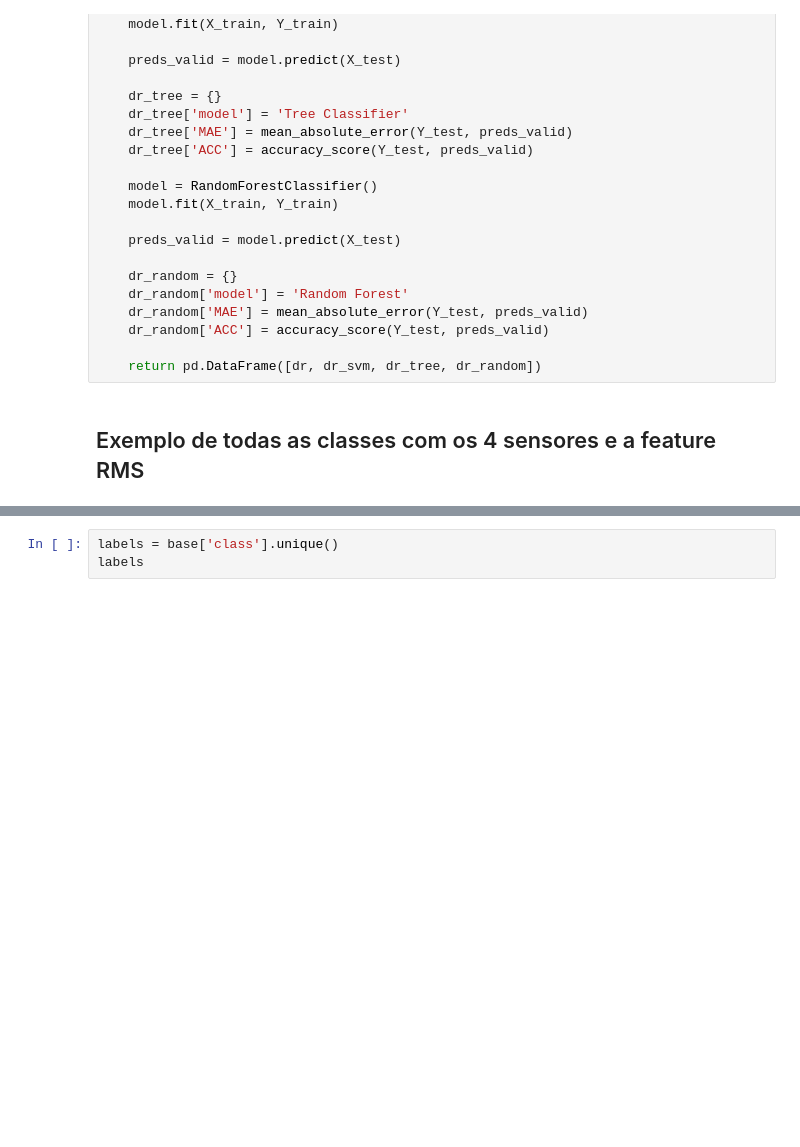
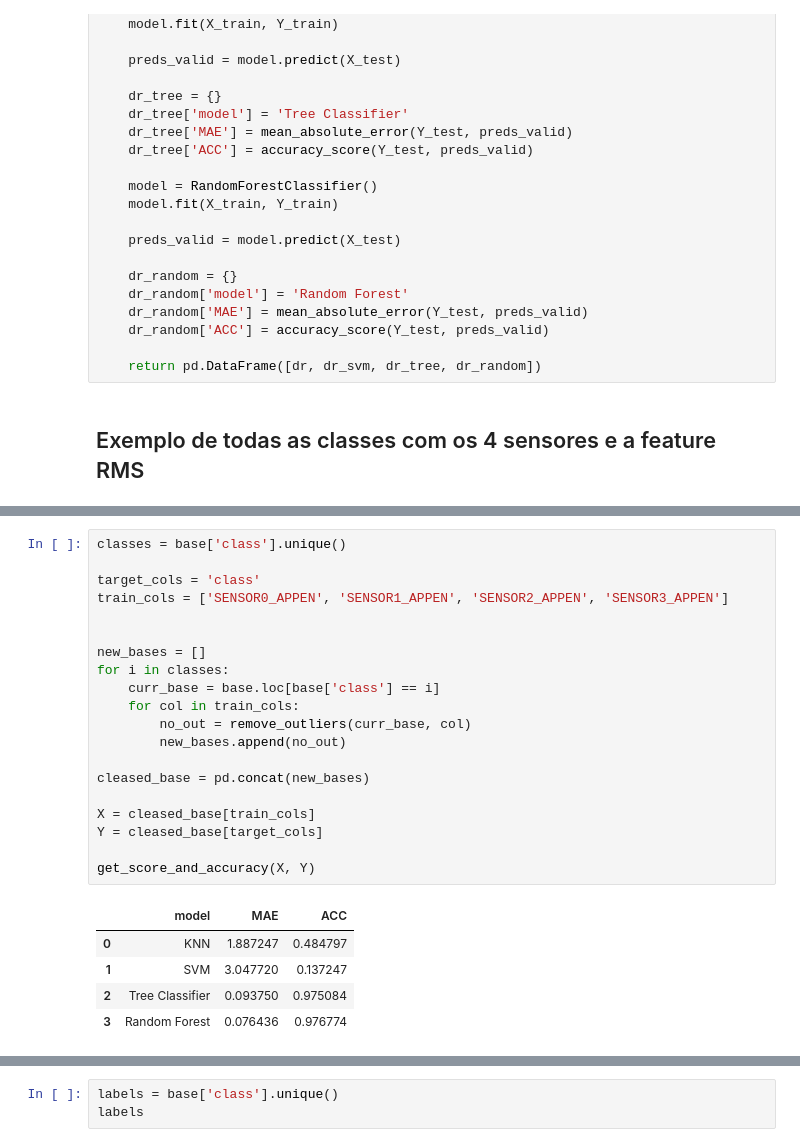
Before and after one commit to Beloin/TCC-HandMovementClassifier, a Jupyter notebook: classifier_test06.ipynb, the cells around one changed output, grey strips where cells are left out. Drawn from its saved outputs; the diff is of its cells as text; blank space fills up the shorter version.

```diff
--- a/classifier_test06.ipynb
+++ b/classifier_test06.ipynb
@@ -120,0 +121,26 @@ get_score_and_accuracy(X, Y)
+# %%
+classes = base['class'].unique()
+
+target_cols = 'class'
+train_cols = ['SENSOR0_APPEN', 'SENSOR1_APPEN', 'SENSOR2_APPEN', 'SENSOR3_APPEN']
+
+
+new_bases = []
+for i in classes:
+    curr_base = base.loc[base['class'] == i]
+    for col in train_cols:
+        no_out = remove_outliers(curr_base, col)
+        new_bases.append(no_out)
+
+cleased_base = pd.concat(new_bases)
+
+X = cleased_base[train_cols]
+Y = cleased_base[target_cols]
+
+get_score_and_accuracy(X, Y)
+# %% [output]
+|  | model | MAE | ACC |
+| 0 | KNN | 1.887247 | 0.484797 |
+| 1 | SVM | 3.047720 | 0.137247 |
+| 2 | Tree Classifier | 0.093750 | 0.975084 |
+| 3 | Random Forest | 0.076436 | 0.976774 |
```
Also changed, not shown: parts of 10 cells of this notebook, 12 other files.
